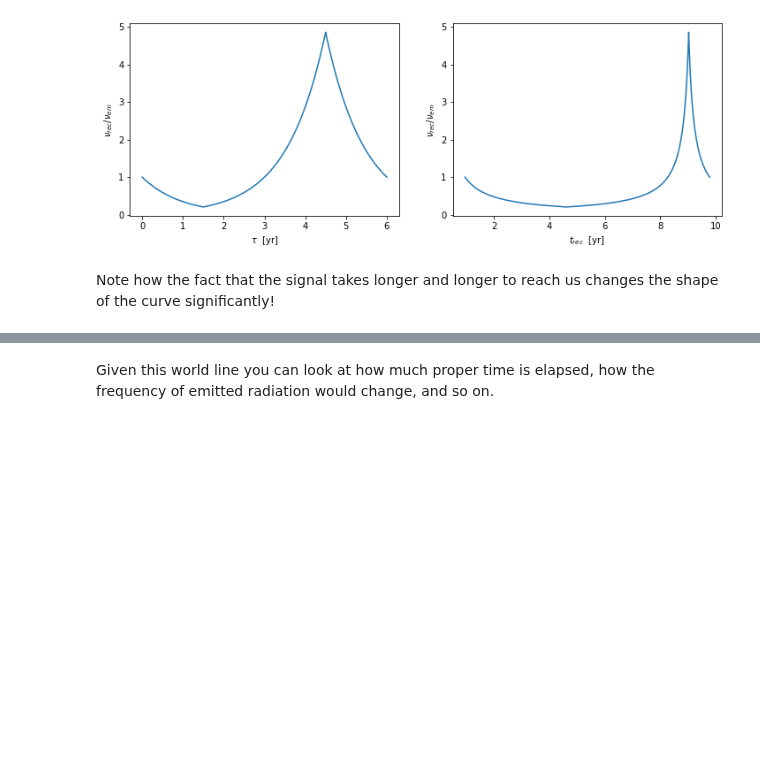
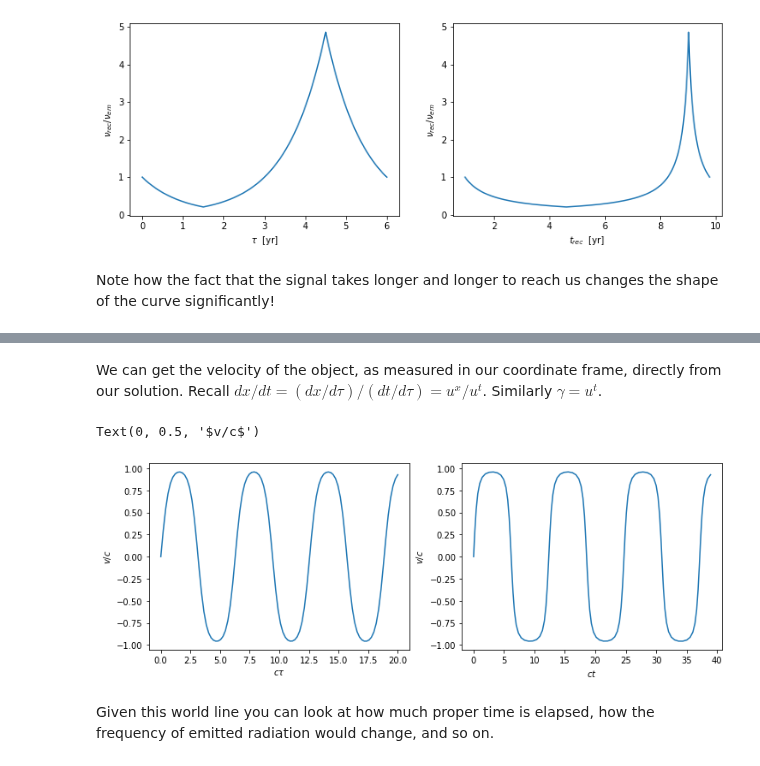
Before and after one commit to LBJ-Wade/Notebooks_cosmology, a Jupyter notebook: physics209/Twins.ipynb, the cells around one changed output, grey strips where cells are left out. Saved outputs shown, nothing was run; the diff lists cells and outputs as text; code cells hidden in the pictures; blank space fills up the shorter version.

```diff
--- a/physics209/Twins.ipynb
+++ b/physics209/Twins.ipynb
@@ -179,2 +197,18 @@ Text(0, 0.5, '$t$')
+# %% [markdown]
+We can get the velocity of the object, as measured in our coordinate frame, directly from our solution.  Recall $dx/dt=(dx/d\tau)/(dt/d\tau)=u^x/u^t$.  Similarly $\gamma=u^t$.
+# %%
+# Plot the velocity profiles.
+fig,ax = plt.subplots(1,2,figsize=(12,4))
+vv = res.y[3,:]/res.y[2,:]
+ax[0].plot(tout,vv)
+ax[0].set_xlabel(r'$c\tau$')
+ax[0].set_ylabel(r'$v/c$')
+#
+ax[1].plot(res.y[0,:],vv)
+ax[1].set_xlabel(r'$ct$')
+ax[1].set_ylabel(r'$v/c$')
+# %% [output]
+Text(0, 0.5, '$v/c$')
+[figure, added]
 # %% [markdown]
 Given this world line you can look at how much proper time is elapsed, how the frequency of emitted radiation would change, and so on.
```
Also changed, not shown: parts of 9 cells of this notebook.
